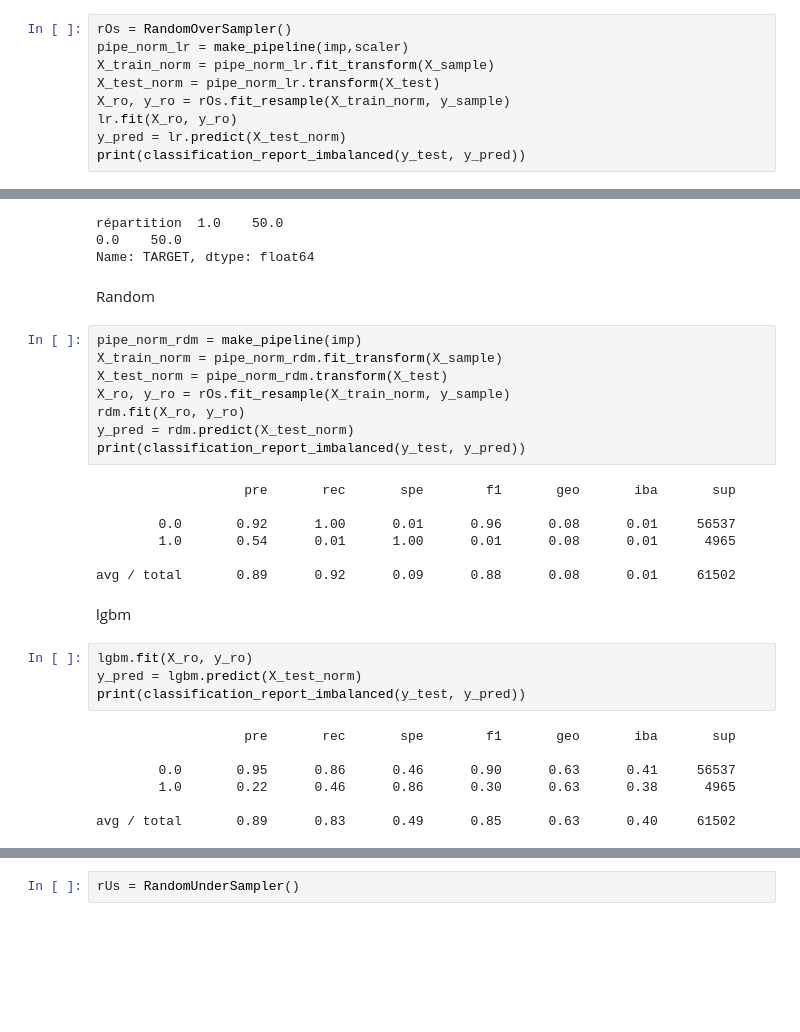
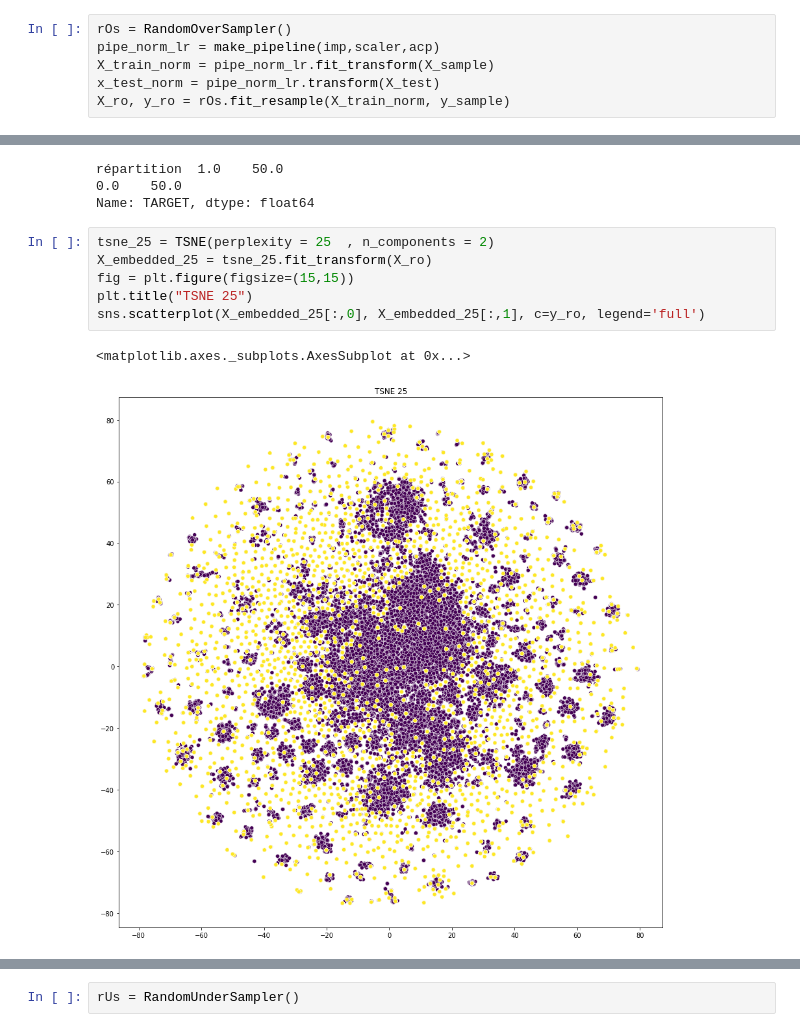
Before and after one commit to nikoko107/git_collab_P7, a Jupyter notebook: Notebook/selection_modele.ipynb, the cells around one changed output, grey strips where cells are left out. Saved outputs shown, nothing was run; the diff lists cells and outputs as text; blank space fills up the shorter version.

```diff
--- a/Notebook/selection_modele.ipynb
+++ b/Notebook/selection_modele.ipynb
@@ -278,9 +257,6 @@ Regression
 # %%
 rOs = RandomOverSampler()
-pipe_norm_lr = make_pipeline(imp,scaler)
+pipe_norm_lr = make_pipeline(imp,scaler,acp)
 X_train_norm = pipe_norm_lr.fit_transform(X_sample)
-X_test_norm = pipe_norm_lr.transform(X_test)
+x_test_norm = pipe_norm_lr.transform(X_test)
 X_ro, y_ro = rOs.fit_resample(X_train_norm, y_sample)
-lr.fit(X_ro, y_ro)
-y_pred = lr.predict(X_test_norm)
-print(classification_report_imbalanced(y_test, y_pred))
@@ -308,33 +270,12 @@ print ( 'répartition ' , y_ro.value_counts(normalize=True) * 100 )
 répartition  1.0    50.0
 0.0    50.0
 Name: TARGET, dtype: float64
-# %% [markdown]
-Random
-# %%
-pipe_norm_rdm = make_pipeline(imp)
-X_train_norm = pipe_norm_rdm.fit_transform(X_sample)
-X_test_norm = pipe_norm_rdm.transform(X_test)
-X_ro, y_ro = rOs.fit_resample(X_train_norm, y_sample)
-rdm.fit(X_ro, y_ro)
-y_pred = rdm.predict(X_test_norm)
-print(classification_report_imbalanced(y_test, y_pred))
-# %% [output]
-                   pre       rec       spe        f1       geo       iba       sup
-
-        0.0       0.92      1.00      0.01      0.96      0.08      0.01     56537
-        1.0       0.54      0.01      1.00      0.01      0.08      0.01      4965
-
-avg / total       0.89      0.92      0.09      0.88      0.08      0.01     61502
-# %% [markdown]
-lgbm
-# %%
-lgbm.fit(X_ro, y_ro)
-y_pred = lgbm.predict(X_test_norm)
-print(classification_report_imbalanced(y_test, y_pred))
-# %% [output]
-                   pre       rec       spe        f1       geo       iba       sup
-
-        0.0       0.95      0.86      0.46      0.90      0.63      0.41     56537
-        1.0       0.22      0.46      0.86      0.30      0.63      0.38      4965
-
-avg / total       0.89      0.83      0.49      0.85      0.63      0.40     61502
+# %%
+tsne_25 = TSNE(perplexity = 25  , n_components = 2)
+X_embedded_25 = tsne_25.fit_transform(X_ro)
+fig = plt.figure(figsize=(15,15))
+plt.title("TSNE 25")
+sns.scatterplot(X_embedded_25[:,0], X_embedded_25[:,1], c=y_ro, legend='full')
+# %% [output]
+<matplotlib.axes._subplots.AxesSubplot at 0x...>
+[figure, added]
```
Also changed, not shown: parts of 84 cells of this notebook, 2 other files.
